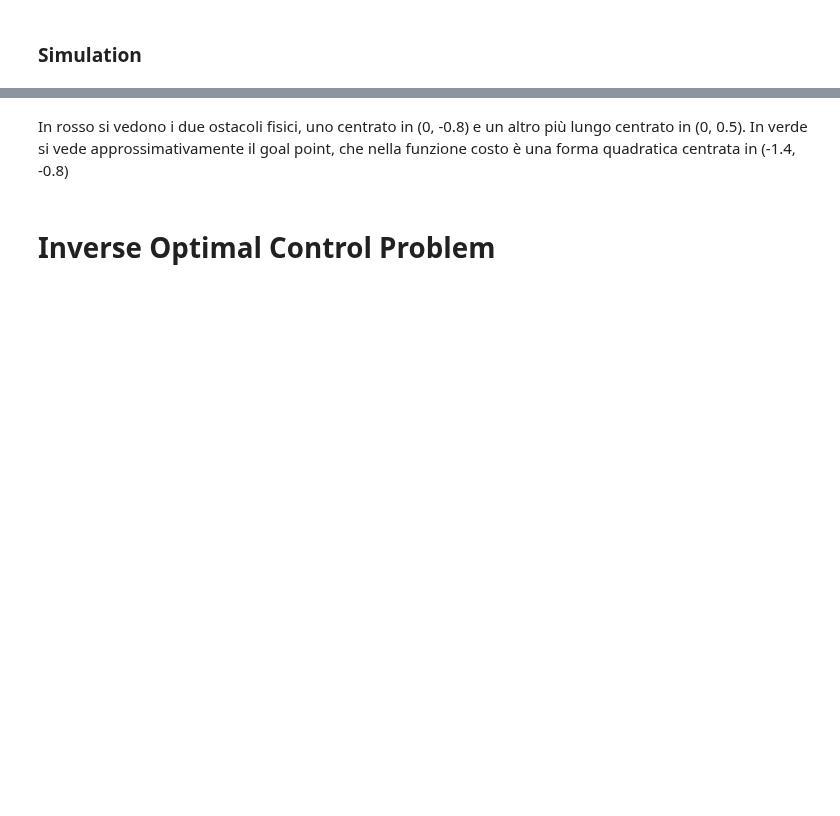
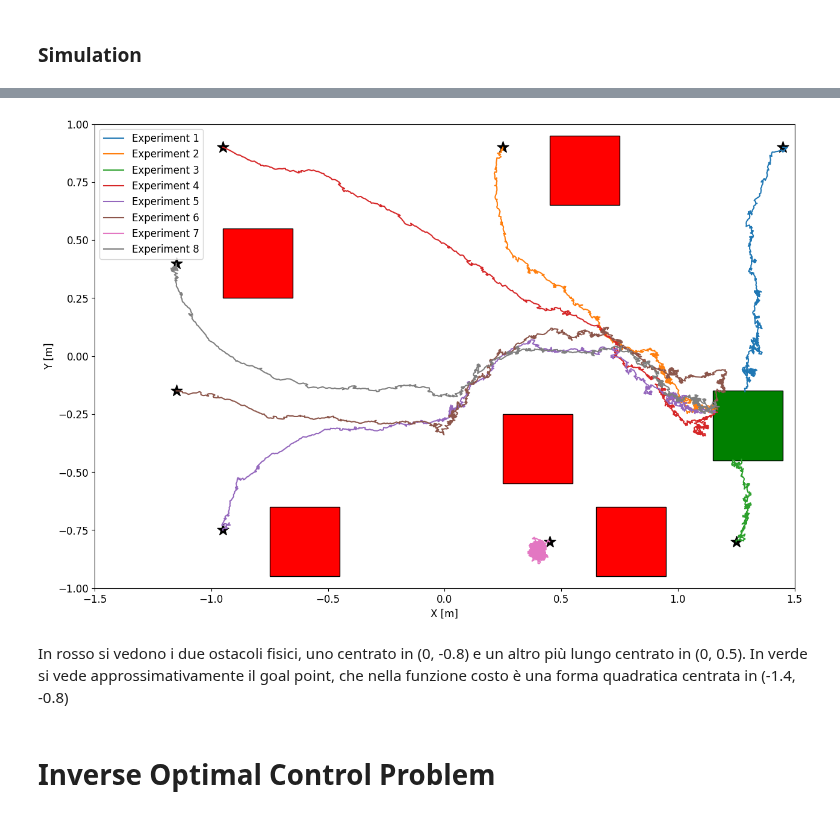
Before and after one commit to my-rice/rovers_navigation, a Jupyter notebook: Project_students_version.ipynb, the cells around one changed output, grey strips where cells are left out. Drawn from its saved outputs; the diff is of its cells as text; code cells hidden in the pictures; blank space fills up the shorter version.

```diff
--- a/Project_students_version.ipynb
+++ b/Project_students_version.ipynb
@@ -234,7 +241,7 @@ initial_conditions = SCENARIOS[selected_scenario]['initial_conditions']
 
 # Define the cost function
 state_cost = selected_cost_function
-SHOW_SIMULATIONS = False
+SHOW_SIMULATIONS = True
 # %% [markdown]
 ### Cost function visualization
 # %% [markdown]
@@ -476,43 +513,41 @@ print(len(X_Si[I][0][0]))
 # %%
-import matplotlib.pyplot as plt
-from matplotlib import cm
-from matplotlib.ticker import LinearLocator
-import numpy as np
 %matplotlib inline
 #Task: plot trajectories with different colors
 plt.figure(figsize=(15,10))
 
 for I in range(N_experiment):
     trajectory = np.array(X_Si[I])
     plt.plot(trajectory[:,0],trajectory[:,1])
 
 #Add a star to the starting point of each trajectory
 for I in range(N_experiment):
     trajectory = np.array(X_Si[I])
     plt.scatter(trajectory[0,0], trajectory[0,1], marker='*', s=200, color='black')
 
 #Add a legend to the plot
 legend = []
 for i in range(N_experiment):
     legend = legend + ['Experiment {}'.format(i+1)]
     plt.legend(legend)
 
 #Draw obstacles
 for i in range(len(obs_points[0])):
     for j in range(len(obs_points[1])):
         if (i==j):
-            square=plt.Rectangle((obs_points[0][i]-0.1,obs_points[1][j]-0.1), 0.2, 0.2, fc='red',ec="black")
+            square=plt.Rectangle((obs_points[0][i]-0.15,obs_points[1][j]-0.15), 0.3, 0.3, fc='red',ec="black")
             plt.gca().add_patch(square)
 
 #Draw goal point
-square = plt.Rectangle((float(goal_points[0])-0.1,float(goal_points[1])-0.1), 0.2, 0.2, fc='green',ec="black") # Obiettivo da raggiungere
+square = plt.Rectangle((float(goal_points[0])-0.15,float(goal_points[1])-0.15), 0.3, 0.3, fc='green',ec="black") # Obiettivo da raggiungere
 plt.gca().add_patch(square)
 
 plt.ylim(-1,1)
 plt.xlim(-1.5,1.5)
 plt.xlabel('X [m]')
 plt.ylabel('Y [m]')
 plt.savefig('Training_Trajectories.jpg',dpi=1000,bbox_inches ='tight')
+# %% [output]
+[figure, added]
 # %% [markdown]
 In rosso si vedono i due ostacoli fisici, uno centrato in (0, -0.8) e un altro più lungo centrato in (0, 0.5).
 In verde si vede approssimativamente il goal point, che nella funzione costo è una forma quadratica centrata in (-1.4, -0.8)
```
Also changed, not shown: parts of 10 cells of this notebook, 1 other file.
